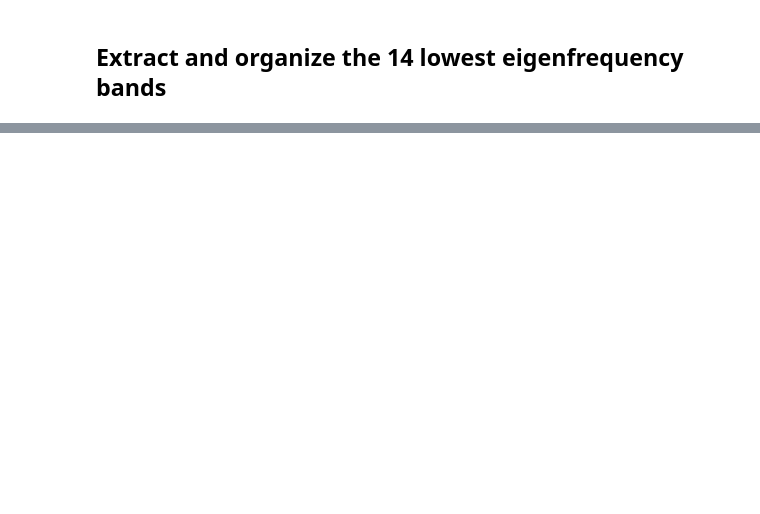
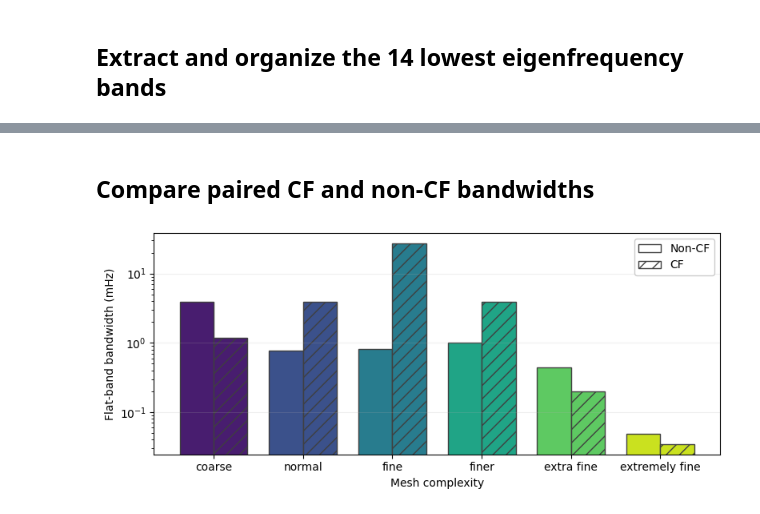
Before and after one commit to jt-y/metamaterials, a Jupyter notebook: processing/notebooks/testing_codes/extkag_1_flat_bands.ipynb, the cells around one changed output, grey strips where cells are left out. Saved outputs shown, nothing was run; the diff lists cells and outputs as text; code cells hidden in the pictures; blank space fills up the shorter version.

```diff
--- a/processing/notebooks/testing_codes/extkag_1_flat_bands.ipynb
+++ b/processing/notebooks/testing_codes/extkag_1_flat_bands.ipynb
@@ -216,0 +403,63 @@ _normal_new_: frequency=14.413364251 kHz, range=[14.413363916, 14.413364687] kHz
+# %% [markdown]
+## Compare paired CF and non-CF bandwidths
+# %%
+bandwidths_by_mesh = defaultdict(dict)
+for label, metrics in flat_band_metrics.items():
+    mesh_complexity, is_cf = mesh_variant(label)
+    bandwidths_by_mesh[mesh_complexity][is_cf] = (
+        metrics['bandwidth_hz'] * 1e3
+    )
+
+paired_bandwidths = {
+    mesh_complexity: bandwidths
+    for mesh_complexity, bandwidths in bandwidths_by_mesh.items()
+    if False in bandwidths and True in bandwidths
+}
+if not paired_bandwidths:
+    raise ValueError('No paired CF and non-CF simulation files found')
+
+paired_meshes = [
+    mesh_complexity for mesh_complexity in mesh_complexities
+    if mesh_complexity in paired_bandwidths
+]
+paired_mesh_colors = [mesh_colors[mesh] for mesh in paired_meshes]
+bar_positions = np.arange(len(paired_meshes))
+bar_width = 0.38
+
+fig, ax = plt.subplots(figsize=(8, 3.5), tight_layout=True)
+ax.bar(
+    bar_positions - bar_width / 2,
+    [paired_bandwidths[mesh][False] for mesh in paired_meshes],
+    width=bar_width, color=paired_mesh_colors,
+    edgecolor='0.25', label='Non-CF',
+)
+ax.bar(
+    bar_positions + bar_width / 2,
+    [paired_bandwidths[mesh][True] for mesh in paired_meshes],
+    width=bar_width, color=paired_mesh_colors,
+    edgecolor='0.25', hatch='//', label='CF',
+)
+
+ax.set_xticks(
+    bar_positions,
+    [mesh_display_name(mesh) for mesh in paired_meshes],
+)
+ax.set_xlabel('Mesh complexity')
+ax.set_ylabel('Flat-band bandwidth (mHz)')
+ax.grid(axis='y', alpha=0.2)
+bar_legend_handles = [
+    Patch(facecolor='white', edgecolor='0.25', label='Non-CF'),
+    Patch(
+        facecolor='white', edgecolor='0.25',
+        hatch='//', label='CF',
+    ),
+]
+ax.legend(
+    handles=bar_legend_handles,
+    frameon=True, facecolor='white', framealpha=1.0,
+    edgecolor='0.8',
+)
+ax.set_yscale('log')
+plt.show()
+# %% [output]
+[figure, added]
```
Also changed, not shown: parts of 12 cells of this notebook, 15 other files.
